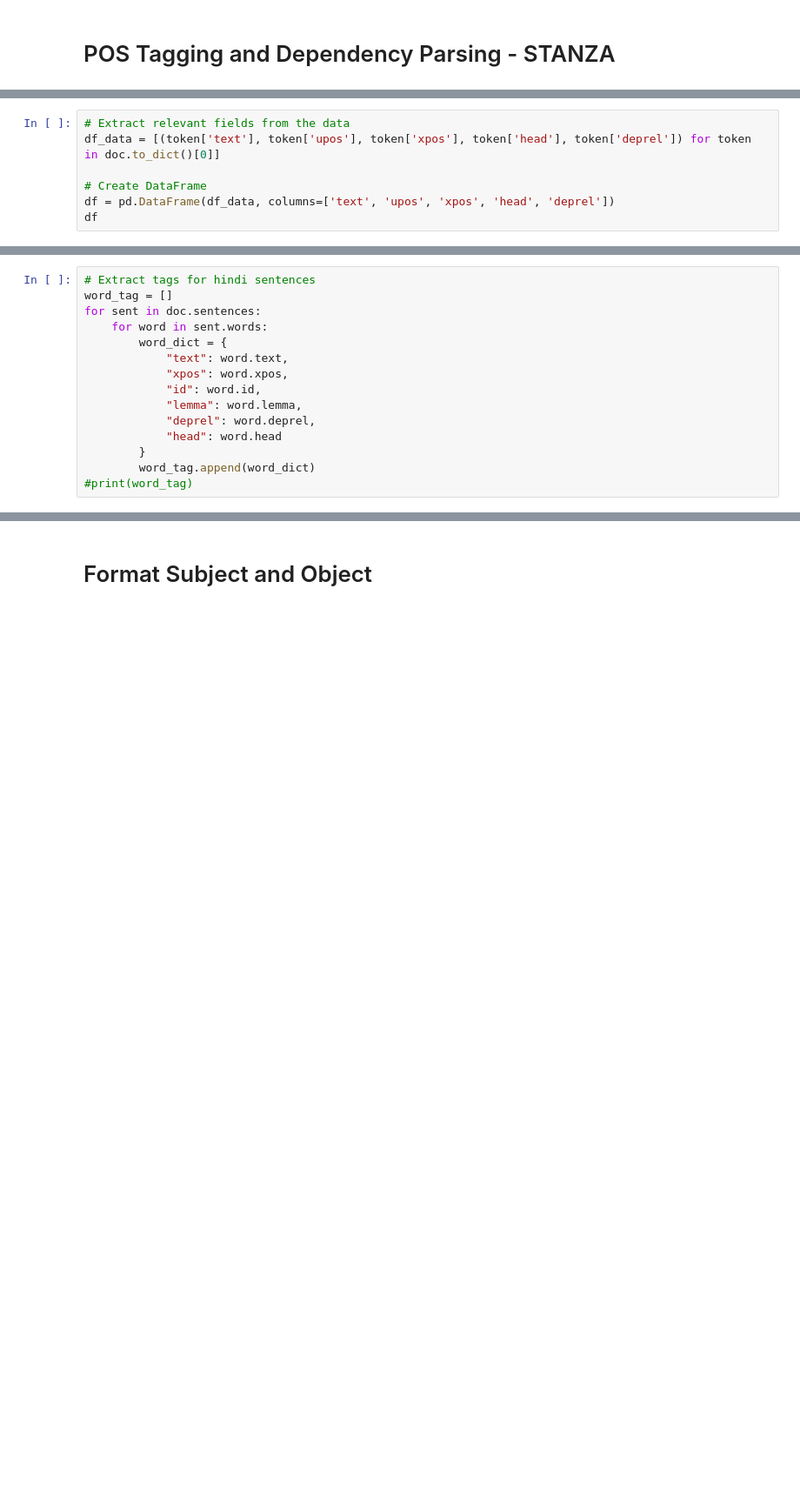
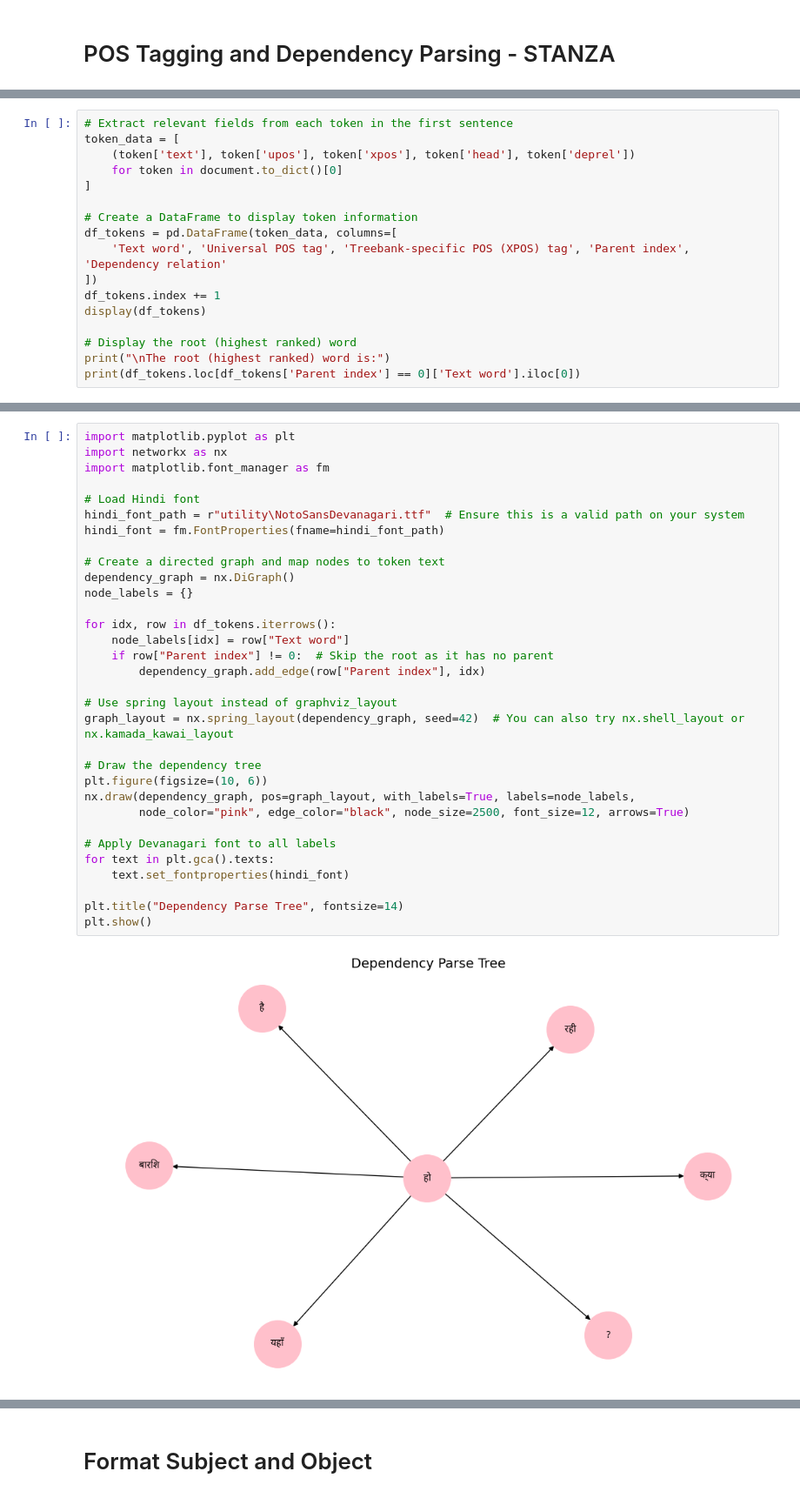
Before and after one commit to govind-2003/RULE-BASED-HINDI-TO-INDIAN-SIGN-LANGUAGE-TRANSLATION-SYSTEM, a Jupyter notebook: main.ipynb, the cells around one changed output, grey strips where cells are left out. Shown at 87% size. Saved outputs shown, nothing was run; the diff lists cells and outputs as text; blank space fills up the shorter version.

```diff
--- a/main.ipynb
+++ b/main.ipynb
@@ -27,7 +71,17 @@ doc = nlp(sentence)
 # %%
-# Extract relevant fields from the data
-df_data = [(token['text'], token['upos'], token['xpos'], token['head'], token['deprel']) for token in doc.to_dict()[0]]
+# Extract relevant fields from each token in the first sentence
+token_data = [
+    (token['text'], token['upos'], token['xpos'], token['head'], token['deprel'])
+    for token in document.to_dict()[0]
+]
 
-# Create DataFrame
-df = pd.DataFrame(df_data, columns=['text', 'upos', 'xpos', 'head', 'deprel'])
-df
+# Create a DataFrame to display token information
+df_tokens = pd.DataFrame(token_data, columns=[
+    'Text word', 'Universal POS tag', 'Treebank-specific POS (XPOS) tag', 'Parent index', 'Dependency relation'
+])
+df_tokens.index += 1
+display(df_tokens)
+
+# Display the root (highest ranked) word
+print("\nThe root (highest ranked) word is:")
+print(df_tokens.loc[df_tokens['Parent index'] == 0]['Text word'].iloc[0])
@@ -36,15 +101,34 @@ df
 # %%
-# Extract tags for hindi sentences
-word_tag = []
-for sent in doc.sentences:
-    for word in sent.words:
-        word_dict = {
-            "text": word.text,
-            "xpos": word.xpos,
-            "id": word.id,
-            "lemma": word.lemma,
-            "deprel": word.deprel,
-            "head": word.head
-        }
-        word_tag.append(word_dict)
-#print(word_tag)
+import matplotlib.pyplot as plt
+import networkx as nx
+import matplotlib.font_manager as fm
+
+# Load Hindi font
+hindi_font_path = r"utility\NotoSansDevanagari.ttf"  # Ensure this is a valid path on your system
+hindi_font = fm.FontProperties(fname=hindi_font_path)
+
+# Create a directed graph and map nodes to token text
+dependency_graph = nx.DiGraph()
+node_labels = {}
+
+for idx, row in df_tokens.iterrows():
+    node_labels[idx] = row["Text word"]
+    if row["Parent index"] != 0:  # Skip the root as it has no parent
+        dependency_graph.add_edge(row["Parent index"], idx)
+
+# Use spring layout instead of graphviz_layout
+graph_layout = nx.spring_layout(dependency_graph, seed=42)  # You can also try nx.shell_layout or nx.kamada_kawai_layout
+
+# Draw the dependency tree
+plt.figure(figsize=(10, 6))
+nx.draw(dependency_graph, pos=graph_layout, with_labels=True, labels=node_labels,
+        node_color="pink", edge_color="black", node_size=2500, font_size=12, arrows=True)
+
+# Apply Devanagari font to all labels
+for text in plt.gca().texts:
+    text.set_fontproperties(hindi_font)
+
+plt.title("Dependency Parse Tree", fontsize=14)
+plt.show()
+# %% [output]
+[figure, added]
```
Also changed, not shown: parts of 26 cells of this notebook, 1 other file.
